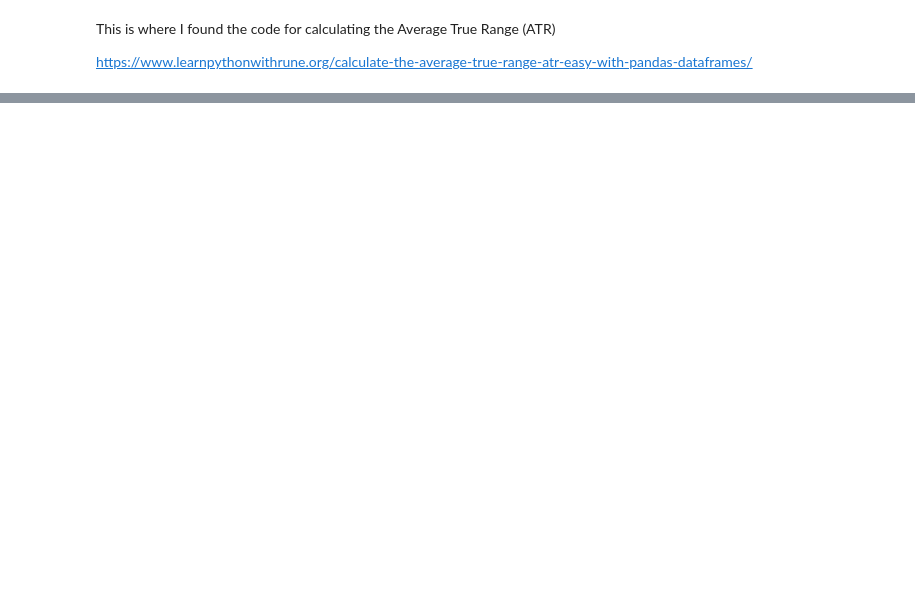
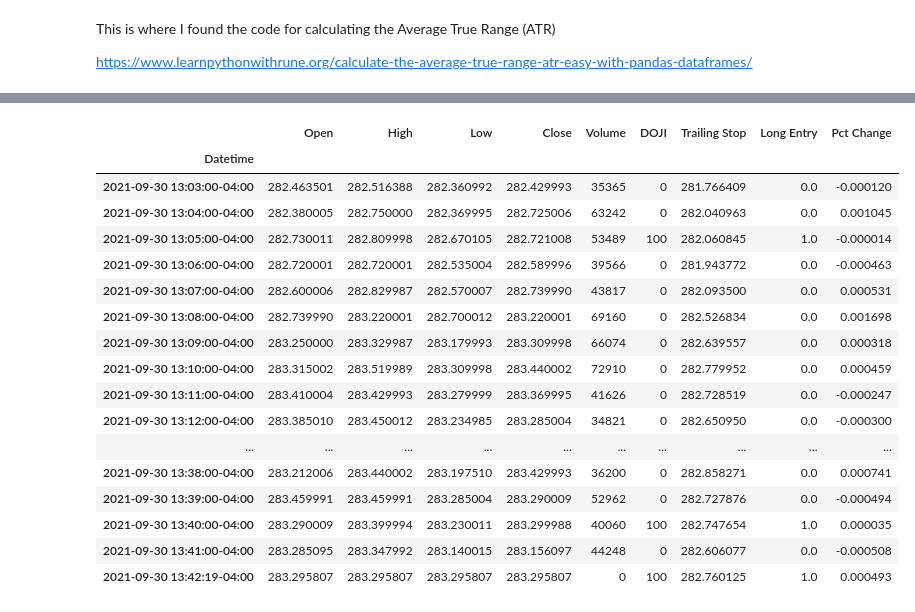
Before and after one commit to rdillens/Algo_Signals, a Jupyter notebook: entry_exit/average_true_range.ipynb, the cells around one changed output, grey strips where cells are left out. Saved outputs shown, nothing was run; the diff lists cells and outputs as text; code cells hidden in the pictures; blank space fills up the shorter version.

```diff
--- a/entry_exit/average_true_range.ipynb
+++ b/entry_exit/average_true_range.ipynb
@@ -43,0 +81,53 @@ df = df.drop(columns=['Dividends', 'Stock Splits'])
+# %%
+atr_function = getattr(talib, 'ATR')
+
+atr_result = atr_function(df['High'], df['Low'], df['Close'], timeperiod=14)
+
+atr_factor = 2.5
+
+df['Trailing Stop'] = df['Close'] - (atr_result * atr_factor)
+# %%
+df['Long Entry'] = np.nan
+
+for index, row in df.iterrows():
+    if row['DOJI'] > 0:
+        df.loc[index, 'Long Entry'] = 1
+    else:
+        df.loc[index, 'Long Entry'] = 0
+# %%
+df['Pct Change'] = df['Close'].pct_change()
+# %%
+df['Stop Loss'] = np.nan
+
+previous_price = 0
+
+for index, row in df.itterrows():
+    if previous_price == 0:
+        df.loc[index, "Stop Loss"] = row['Trailing Stop']
+    elif row["close"] < previous_price:
+        df.loc[index, "Stop Loss"] = "buy"
+    elif row["close"] > previous_price:
+        df.loc[index, "Stop Loss"] = "sell"
+    else:
+        df.loc[index, "Stop Loss"] = "hold"
+# %%
+df.tail(40)
+# %% [output]
+|  | Open | High | Low | Close | Volume | DOJI | Trailing Stop | Long Entry | Pct Change |
+| Datetime |  |  |  |  |  |  |  |  |  |
+| 2021-09-30 13:03:00-04:00 | 282.463501 | 282.516388 | 282.360992 | 282.429993 | 35365 | 0 | 281.766409 | 0.0 | -0.000120 |
+| 2021-09-30 13:04:00-04:00 | 282.380005 | 282.750000 | 282.369995 | 282.725006 | 63242 | 0 | 282.040963 | 0.0 | 0.001045 |
+| 2021-09-30 13:05:00-04:00 | 282.730011 | 282.809998 | 282.670105 | 282.721008 | 53489 | 100 | 282.060845 | 1.0 | -0.000014 |
+| 2021-09-30 13:06:00-04:00 | 282.720001 | 282.720001 | 282.535004 | 282.589996 | 39566 | 0 | 281.943772 | 0.0 | -0.000463 |
+| 2021-09-30 13:07:00-04:00 | 282.600006 | 282.829987 | 282.570007 | 282.739990 | 43817 | 0 | 282.093500 | 0.0 | 0.000531 |
+| 2021-09-30 13:08:00-04:00 | 282.739990 | 283.220001 | 282.700012 | 283.220001 | 69160 | 0 | 282.526834 | 0.0 | 0.001698 |
+| 2021-09-30 13:09:00-04:00 | 283.250000 | 283.329987 | 283.179993 | 283.309998 | 66074 | 0 | 282.639557 | 0.0 | 0.000318 |
+| 2021-09-30 13:10:00-04:00 | 283.315002 | 283.519989 | 283.309998 | 283.440002 | 72910 | 0 | 282.779952 | 0.0 | 0.000459 |
+| 2021-09-30 13:11:00-04:00 | 283.410004 | 283.429993 | 283.279999 | 283.369995 | 41626 | 0 | 282.728519 | 0.0 | -0.000247 |
+| 2021-09-30 13:12:00-04:00 | 283.385010 | 283.450012 | 283.234985 | 283.285004 | 34821 | 0 | 282.650950 | 0.0 | -0.000300 |
+| ... | ... | ... | ... | ... | ... | ... | ... | ... | ... |
+| 2021-09-30 13:38:00-04:00 | 283.212006 | 283.440002 | 283.197510 | 283.429993 | 36200 | 0 | 282.858271 | 0.0 | 0.000741 |
+| 2021-09-30 13:39:00-04:00 | 283.459991 | 283.459991 | 283.285004 | 283.290009 | 52962 | 0 | 282.727876 | 0.0 | -0.000494 |
+| 2021-09-30 13:40:00-04:00 | 283.290009 | 283.399994 | 283.230011 | 283.299988 | 40060 | 100 | 282.747654 | 1.0 | 0.000035 |
+| 2021-09-30 13:41:00-04:00 | 283.285095 | 283.347992 | 283.140015 | 283.156097 | 44248 | 0 | 282.606077 | 0.0 | -0.000508 |
+| 2021-09-30 13:42:19-04:00 | 283.295807 | 283.295807 | 283.295807 | 283.295807 | 0 | 100 | 282.760125 | 1.0 | 0.000493 |
```
Also changed, not shown: parts of 17 cells of this notebook, 2 other files.
